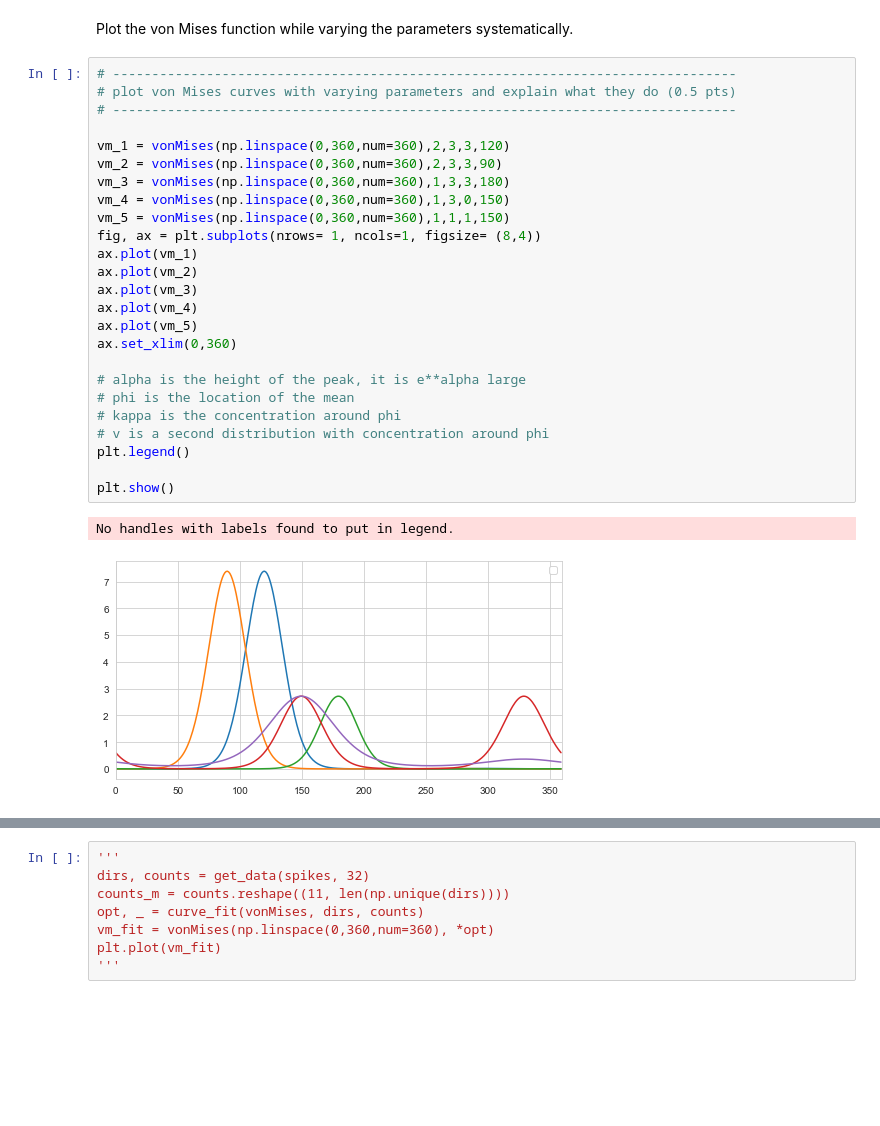
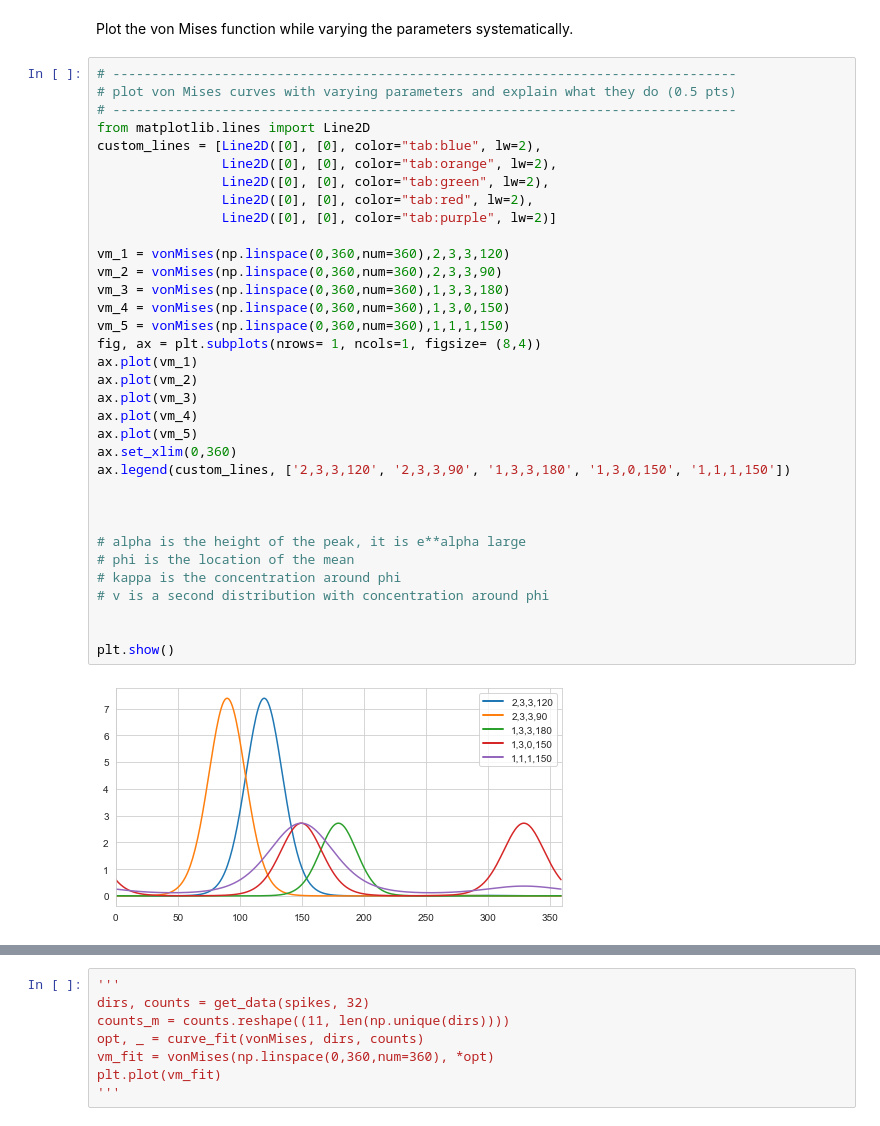
Before and after one commit to mdittschar/NDS, a Jupyter notebook: CodingLab5.ipynb, the cells around one changed output, grey strips where cells are left out. Saved outputs shown, nothing was run; the diff lists cells and outputs as text; blank space fills up the shorter version.

Commit message:
Plot Task 3

```diff
--- a/CodingLab5.ipynb
+++ b/CodingLab5.ipynb
@@ -324,31 +324,39 @@ Plot the von Mises function while varying the parameters systematically.
 # %%
 # --------------------------------------------------------------------------------
 # plot von Mises curves with varying parameters and explain what they do (0.5 pts)
 # --------------------------------------------------------------------------------
+from matplotlib.lines import Line2D
+custom_lines = [Line2D([0], [0], color="tab:blue", lw=2),
+                Line2D([0], [0], color="tab:orange", lw=2),
+                Line2D([0], [0], color="tab:green", lw=2),
+                Line2D([0], [0], color="tab:red", lw=2),
+                Line2D([0], [0], color="tab:purple", lw=2)]
 
 vm_1 = vonMises(np.linspace(0,360,num=360),2,3,3,120)
 vm_2 = vonMises(np.linspace(0,360,num=360),2,3,3,90)
 vm_3 = vonMises(np.linspace(0,360,num=360),1,3,3,180)
 vm_4 = vonMises(np.linspace(0,360,num=360),1,3,0,150)
 vm_5 = vonMises(np.linspace(0,360,num=360),1,1,1,150)
 fig, ax = plt.subplots(nrows= 1, ncols=1, figsize= (8,4))
 ax.plot(vm_1)
 ax.plot(vm_2)
 ax.plot(vm_3)
 ax.plot(vm_4)
 ax.plot(vm_5)
 ax.set_xlim(0,360)
+ax.legend(custom_lines, ['2,3,3,120', '2,3,3,90', '1,3,3,180', '1,3,0,150', '1,1,1,150'])
+
+
 
 # alpha is the height of the peak, it is e**alpha large
 # phi is the location of the mean
 # kappa is the concentration around phi
 # v is a second distribution with concentration around phi
-plt.legend()
+
 
 plt.show()
 # %% [output]
-No handles with labels found to put in legend.
-[figure, old version]
+[figure, new version]
 # %% [markdown]
 ![fig_cl5_t3_0](embedded-picture-1)
 # %%
```
